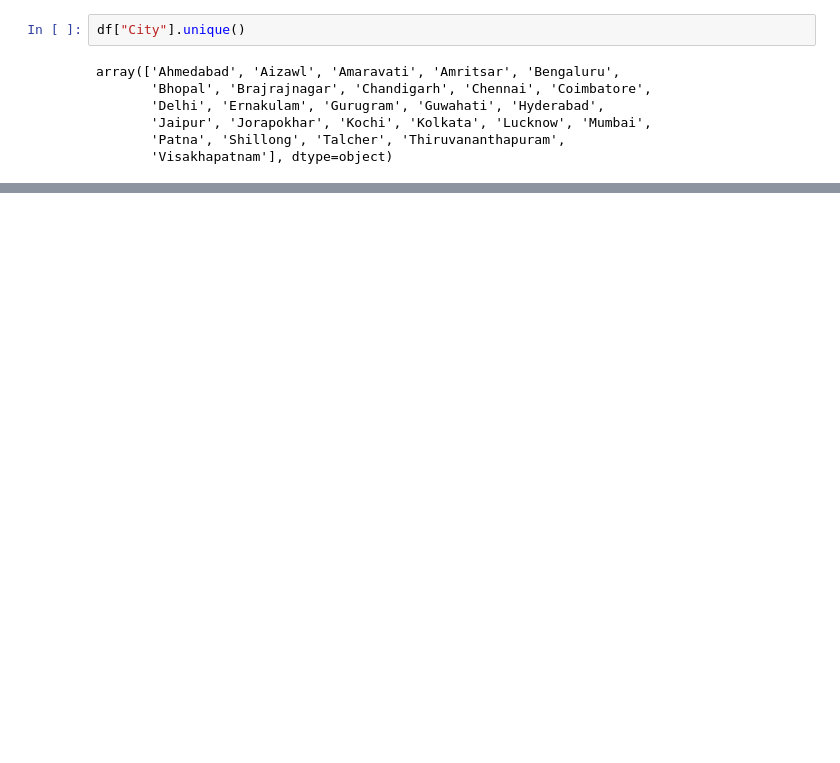
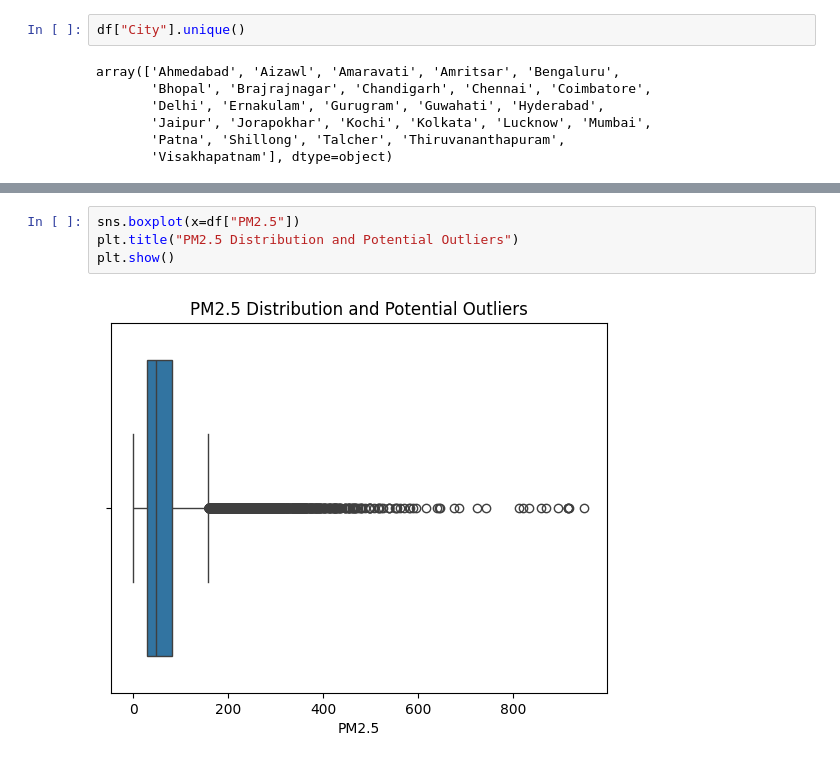
Before and after one commit to omkarsatpute18/AQI-air-quality-prediction, a Jupyter notebook: main.ipynb, the cells around one changed output, grey strips where cells are left out. Saved outputs shown, nothing was run; the diff lists cells and outputs as text; blank space fills up the shorter version.

```diff
--- a/main.ipynb
+++ b/main.ipynb
@@ -141,0 +174,6 @@ array(['Ahmedabad', 'Aizawl', 'Amaravati', 'Amritsar', 'Bengaluru',
+# %%
+sns.boxplot(x=df["PM2.5"])
+plt.title("PM2.5 Distribution and Potential Outliers")
+plt.show()
+# %% [output]
+[figure, added]
```
Also changed, not shown: parts of 12 cells of this notebook.
